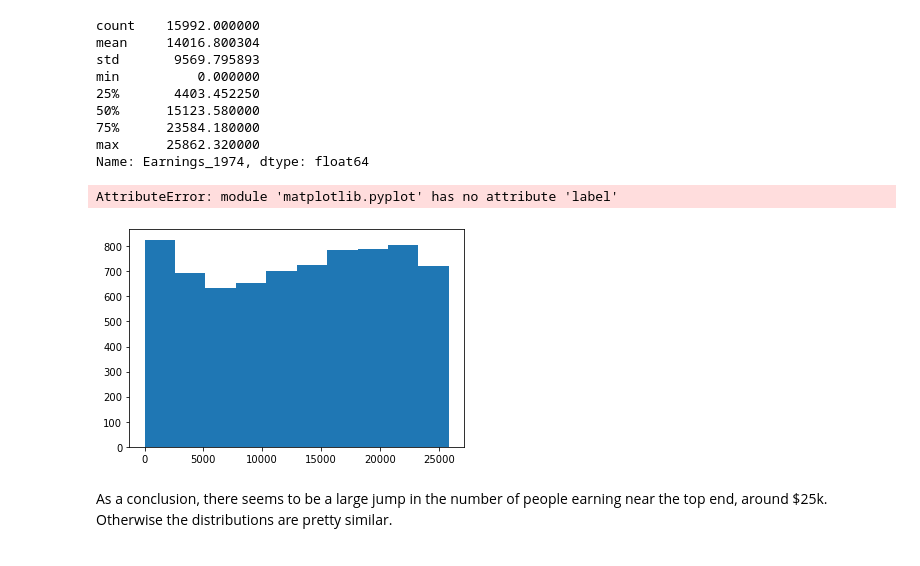
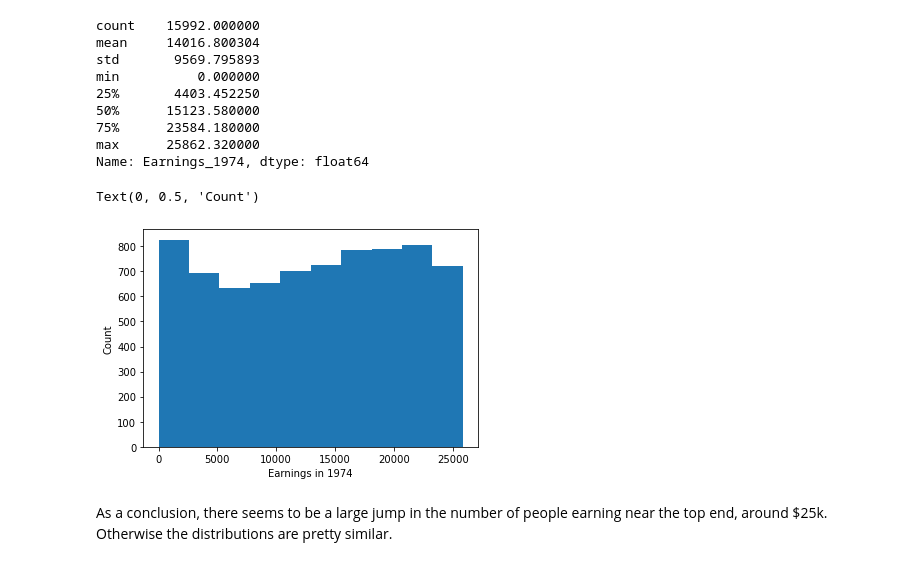
Before and after one commit to rodsunio/BSIP_Assignment_1_Students, a Jupyter notebook: stats_asn_1_stud_temp.ipynb, the cells around one changed output. Saved outputs shown, nothing was run; the diff lists cells and outputs as text; code cells hidden in the pictures.

```diff
--- a/stats_asn_1_stud_temp.ipynb
+++ b/stats_asn_1_stud_temp.ipynb
@@ -188,10 +188,11 @@ max      25862.320000
 Name: Earnings_1974, dtype: float64
 # %%
 plt.hist(Earnings_1974_hist)
-plt.label(xlabel='Earnings', ylabel='Count')
+plt.xlabel("Earnings in 1974")
+plt.ylabel("Count")
 # %% [output]
-AttributeError: module 'matplotlib.pyplot' has no attribute 'label'
+Text(0, 0.5, 'Count')
-[figure, old version]
+[figure, new version]
 # %% [markdown]
 As a conclusion, there seems to be a large jump in the number of people earning near the top end, around $25k. Otherwise the distributions are pretty similar.
 # %% [markdown]
```
